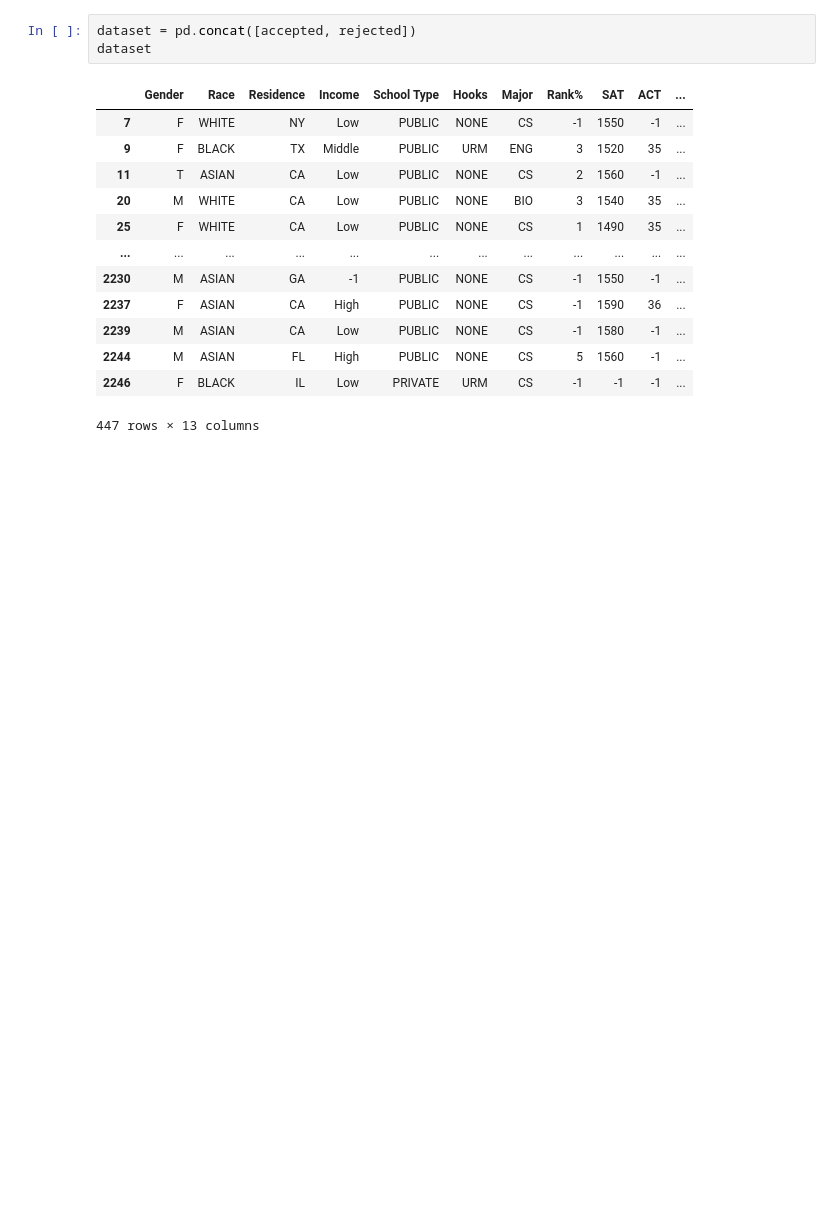
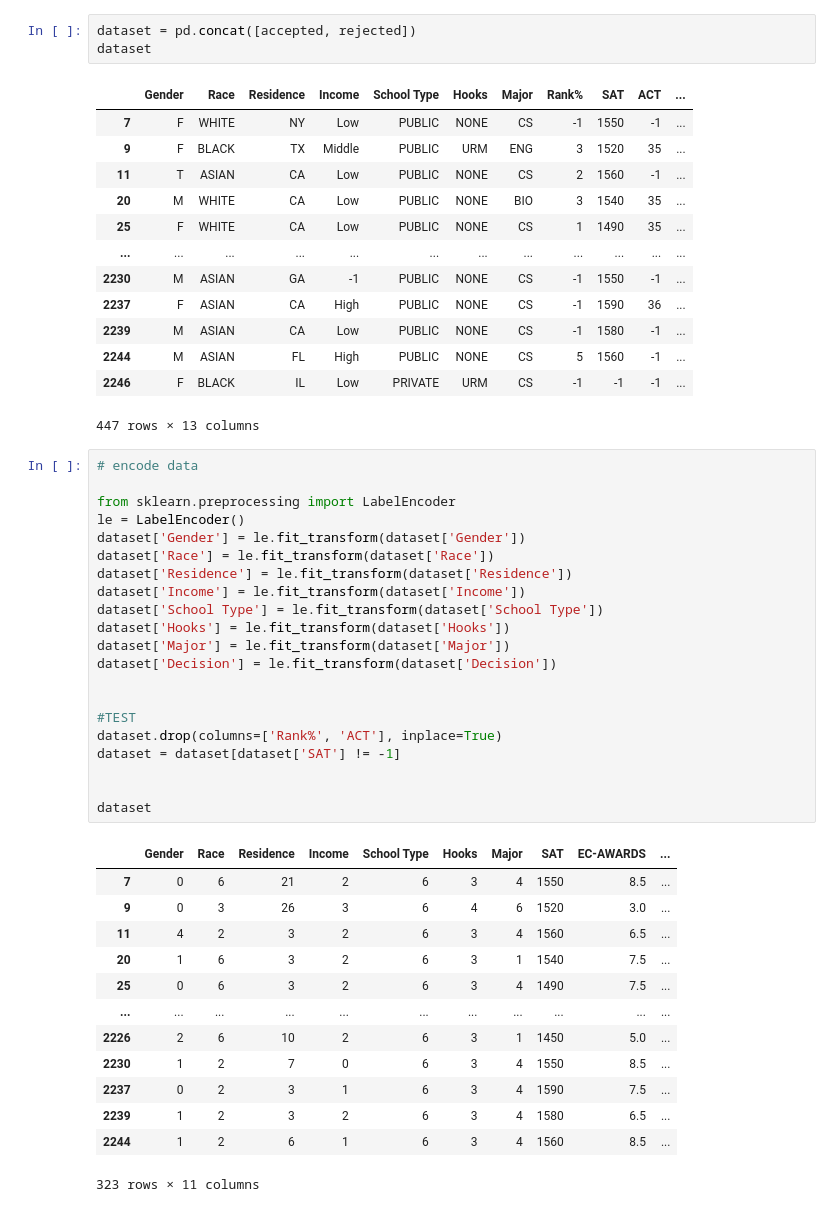
Before and after one commit to shreybirmiwal/college-predictor, a Jupyter notebook: 2-visualize/MIT/main.ipynb, the cells around one changed output. Cells and saved outputs as stored; diff of their text form; blank space fills up the shorter version.

```diff
--- a/2-visualize/MIT/main.ipynb
+++ b/2-visualize/MIT/main.ipynb
@@ -80,3 +80,38 @@ dataset
 | 2244 | M | ASIAN | FL | High | PUBLIC | NONE | CS | 5 | 1560 | -1 | ... |
 | 2246 | F | BLACK | IL | Low | PRIVATE | URM | CS | -1 | -1 | -1 | ... |
 447 rows × 13 columns
+# %%
+# encode data
+
+from sklearn.preprocessing import LabelEncoder
+le = LabelEncoder()
+dataset['Gender'] = le.fit_transform(dataset['Gender'])
+dataset['Race'] = le.fit_transform(dataset['Race'])
+dataset['Residence'] = le.fit_transform(dataset['Residence'])
+dataset['Income'] = le.fit_transform(dataset['Income'])
+dataset['School Type'] = le.fit_transform(dataset['School Type'])
+dataset['Hooks'] = le.fit_transform(dataset['Hooks'])
+dataset['Major'] = le.fit_transform(dataset['Major'])
+dataset['Decision'] = le.fit_transform(dataset['Decision'])
+
+
+#TEST
+dataset.drop(columns=['Rank%', 'ACT'], inplace=True)
+dataset = dataset[dataset['SAT'] != -1]
+
+
+dataset
+# %% [output]
+|  | Gender | Race | Residence | Income | School Type | Hooks | Major | SAT | EC-AWARDS | ... |
+| 7 | 0 | 6 | 21 | 2 | 6 | 3 | 4 | 1550 | 8.5 | ... |
+| 9 | 0 | 3 | 26 | 3 | 6 | 4 | 6 | 1520 | 3.0 | ... |
+| 11 | 4 | 2 | 3 | 2 | 6 | 3 | 4 | 1560 | 6.5 | ... |
+| 20 | 1 | 6 | 3 | 2 | 6 | 3 | 1 | 1540 | 7.5 | ... |
+| 25 | 0 | 6 | 3 | 2 | 6 | 3 | 4 | 1490 | 7.5 | ... |
+| ... | ... | ... | ... | ... | ... | ... | ... | ... | ... | ... |
+| 2226 | 2 | 6 | 10 | 2 | 6 | 3 | 1 | 1450 | 5.0 | ... |
+| 2230 | 1 | 2 | 7 | 0 | 6 | 3 | 4 | 1550 | 8.5 | ... |
+| 2237 | 0 | 2 | 3 | 1 | 6 | 3 | 4 | 1590 | 7.5 | ... |
+| 2239 | 1 | 2 | 3 | 2 | 6 | 3 | 4 | 1580 | 6.5 | ... |
+| 2244 | 1 | 2 | 6 | 1 | 6 | 3 | 4 | 1560 | 8.5 | ... |
+323 rows × 11 columns
```
Also changed, not shown: parts of 5 cells of this notebook, 2 other files.
